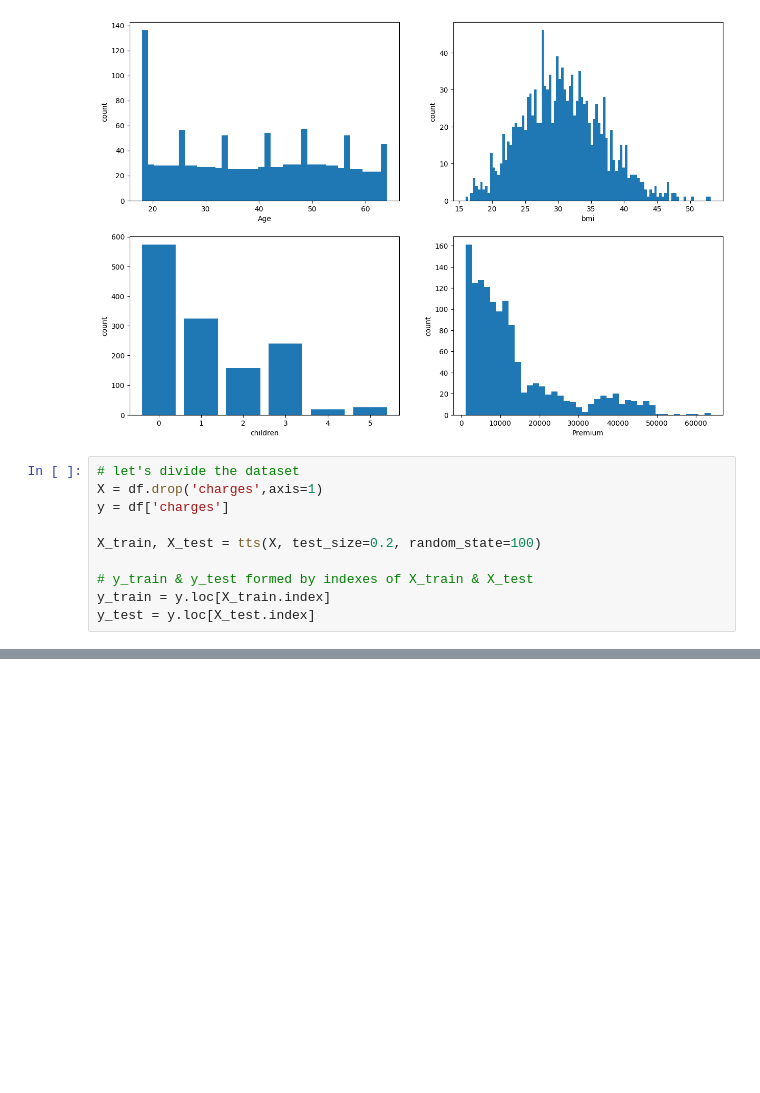
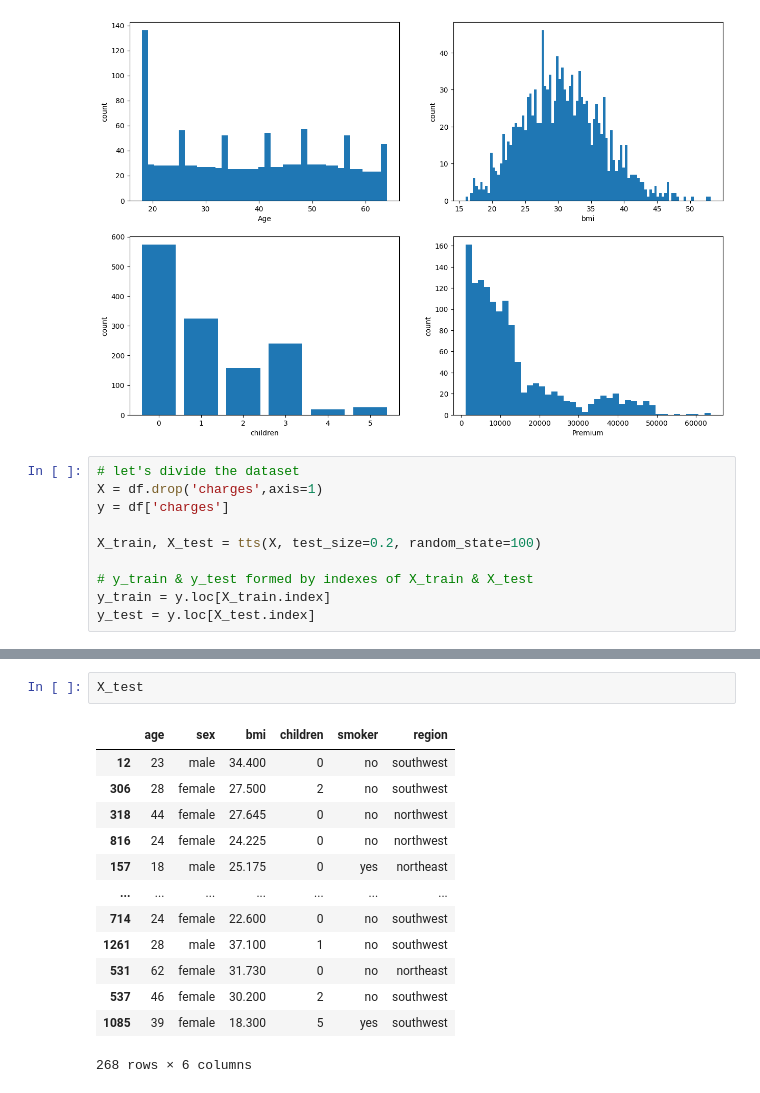
Before and after one commit to agustinluj/machine-learning-python-template-3, a Jupyter notebook: src/explore.ipynb, the cells around one changed output, grey strips where cells are left out. Drawn from its saved outputs; the diff is of its cells as text; blank space fills up the shorter version.

```diff
--- a/src/explore.ipynb
+++ b/src/explore.ipynb
@@ -129,0 +184,16 @@ y_test = y.loc[X_test.index]
+# %%
+X_test
+# %% [output]
+|  | age | sex | bmi | children | smoker | region |
+| 12 | 23 | male | 34.400 | 0 | no | southwest |
+| 306 | 28 | female | 27.500 | 2 | no | southwest |
+| 318 | 44 | female | 27.645 | 0 | no | northwest |
+| 816 | 24 | female | 24.225 | 0 | no | northwest |
+| 157 | 18 | male | 25.175 | 0 | yes | northeast |
+| ... | ... | ... | ... | ... | ... | ... |
+| 714 | 24 | female | 22.600 | 0 | no | southwest |
+| 1261 | 28 | male | 37.100 | 1 | no | southwest |
+| 531 | 62 | female | 31.730 | 0 | no | northeast |
+| 537 | 46 | female | 30.200 | 2 | no | southwest |
+| 1085 | 39 | female | 18.300 | 5 | yes | southwest |
+268 rows × 6 columns
```
Also changed, not shown: parts of 11 cells of this notebook.
